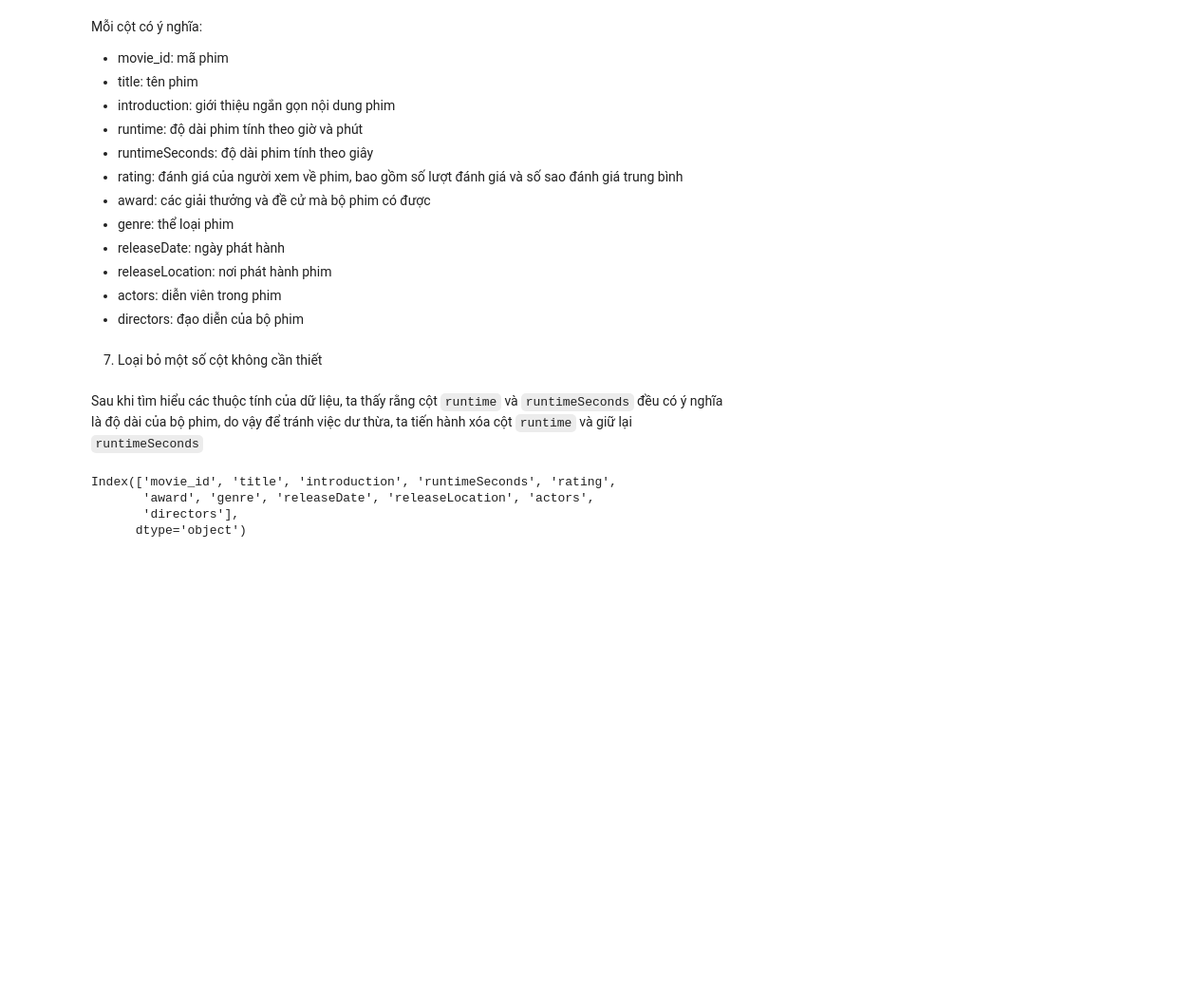
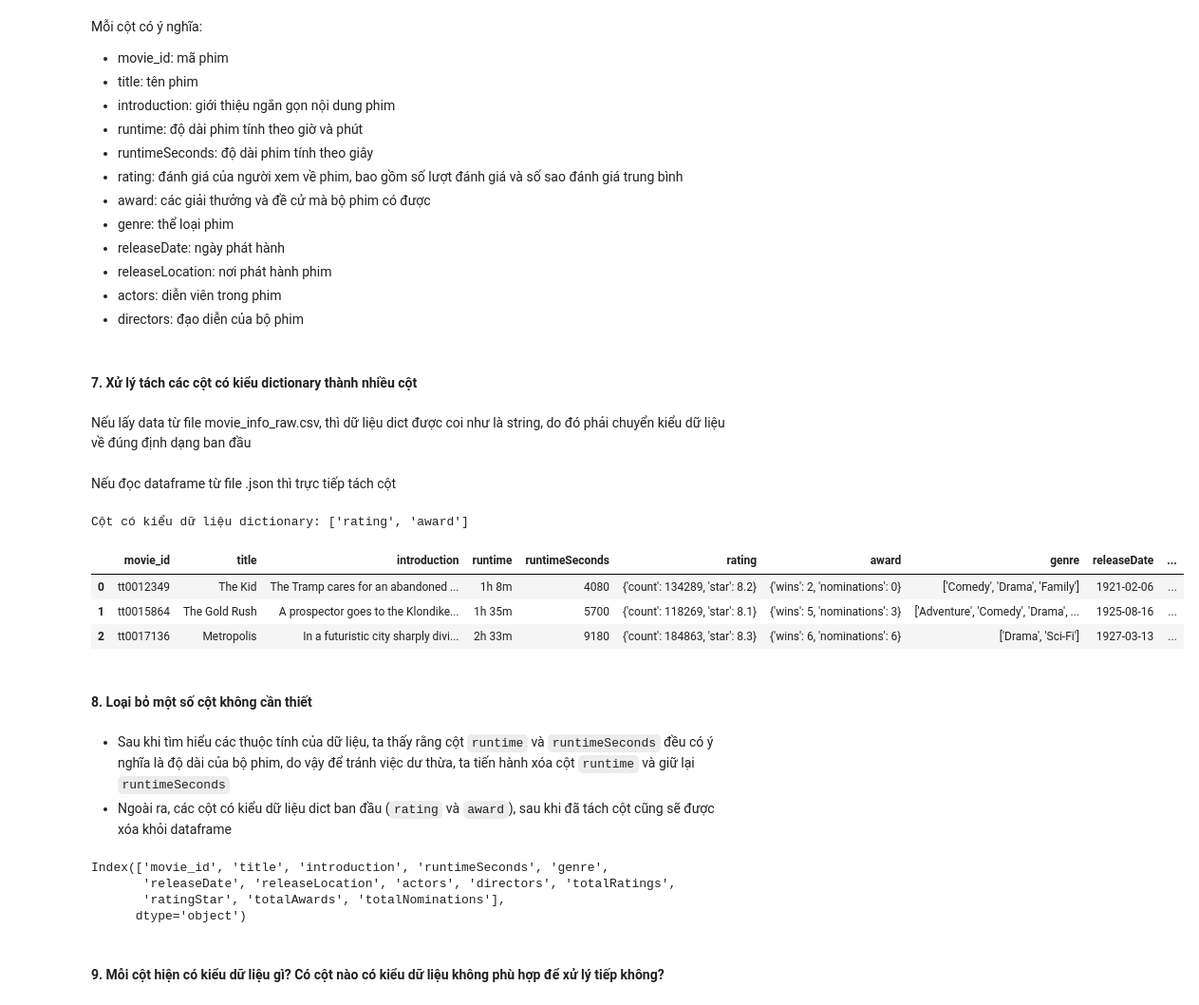
Before and after one commit to HThinhZ/Recommender_System_Project, a Jupyter notebook: movie_preprocessing.ipynb, the cells around one changed output. Shown: that part at 95% size. Cells and saved outputs as stored; diff of their text form; code cells hidden in the pictures; blank space fills up the shorter version.

```diff
--- a/movie_preprocessing.ipynb
+++ b/movie_preprocessing.ipynb
@@ -48 +56,3 @@ raw_df.to_csv('movie_info_raw.csv', index = False)
+# %%
+raw_df = pd.read_csv('movie_info_raw.csv')
 # %% [markdown]
@@ -80,15 +92,47 @@ Mỗi cột có ý nghĩa:
 - releaseLocation: nơi phát hành phim
 - actors: diễn viên trong phim
 - directors: đạo diễn của bộ phim
+# %% [markdown]
+#### 7. Xử lý tách các cột có kiểu dictionary thành nhiều cột
+# %% [markdown]
+Nếu lấy data từ file movie_info_raw.csv, thì dữ liệu dict được coi như là string, do đó phải chuyển kiểu dữ liệu về đúng định dạng ban đầu
+# %%
+for i in raw_df.select_dtypes(include = 'object'):
+    if raw_df[i][0].find('{') != -1:
+        raw_df[i] = raw_df[i].apply(eval)
+# %% [markdown]
+Nếu đọc dataframe từ file .json thì trực tiếp tách cột
+# %%
+dict_col = []
+for col in raw_df.columns:
+    if isinstance(raw_df[col][0], dict):
+        dict_col.append(col)
+
+print('Cột có kiểu dữ liệu dictionary:', dict_col)
+# %% [output]
+Cột có kiểu dữ liệu dictionary: ['rating', 'award']
+# %%
+raw_df = pd.concat([raw_df, raw_df['rating'].apply(pd.Series), raw_df['award'].apply(pd.Series)],axis = 1)
+raw_df.rename(columns = {'count': 'totalRatings', 'star':'ratingStar', 'wins': 'totalAwards',
+                         'nominations': 'totalNominations'}, inplace = True)
+raw_df.head(3)
+# %% [output]
+|  | movie_id | title | introduction | runtime | runtimeSeconds | rating | award | genre | releaseDate | ... |
+| 0 | tt0012349 | The Kid | The Tramp cares for an abandoned ... | 1h 8m | 4080 | {'count': 134289, 'star': 8.2} | {'wins': 2, 'nominations': 0} | ['Comedy', 'Drama', 'Family'] | 1921-02-06 | ... |
+| 1 | tt0015864 | The Gold Rush | A prospector goes to the Klondike... | 1h 35m | 5700 | {'count': 118269, 'star': 8.1} | {'wins': 5, 'nominations': 3} | ['Adventure', 'Comedy', 'Drama', ... | 1925-08-16 | ... |
+| 2 | tt0017136 | Metropolis | In a futuristic city sharply divi... | 2h 33m | 9180 | {'count': 184863, 'star': 8.3} | {'wins': 6, 'nominations': 6} | ['Drama', 'Sci-Fi'] | 1927-03-13 | ... |
 # %% [markdown]
-7. Loại bỏ một số cột không cần thiết
+#### 8. Loại bỏ một số cột không cần thiết
 # %% [markdown]
-Sau khi tìm hiểu các thuộc tính của dữ liệu, ta thấy rằng cột `runtime` và `runtimeSeconds` đều có ý nghĩa là độ dài của bộ phim, do vậy để tránh việc dư thừa, ta tiến hành xóa cột `runtime` và giữ lại `runtimeSeconds`
+- Sau khi tìm hiểu các thuộc tính của dữ liệu, ta thấy rằng cột `runtime` và `runtimeSeconds` đều có ý nghĩa là độ dài của bộ phim, do vậy để tránh việc dư thừa, ta tiến hành xóa cột `runtime` và giữ lại `runtimeSeconds`
+- Ngoài ra, các cột có kiểu dữ liệu dict ban đầu (`rating` và `award`), sau khi đã tách cột cũng sẽ được xóa khỏi dataframe
 # %%
-raw_df = raw_df.drop(columns = ['runtime'])
+raw_df = raw_df.drop(columns = ['runtime', 'rating', 'award'])
 raw_df.columns
 # %% [output]
-Index(['movie_id', 'title', 'introduction', 'runtimeSeconds', 'rating',
-       'award', 'genre', 'releaseDate', 'releaseLocation', 'actors',
-       'directors'],
+Index(['movie_id', 'title', 'introduction', 'runtimeSeconds', 'genre',
+       'releaseDate', 'releaseLocation', 'actors', 'directors', 'totalRatings',
+       'ratingStar', 'totalAwards', 'totalNominations'],
       dtype='object')
+# %% [markdown]
+#### 9. Mỗi cột hiện có kiểu dữ liệu gì? Có cột nào có kiểu dữ liệu không phù hợp để xử lý tiếp không?
```
Also changed, not shown: parts of 29 cells of this notebook, 1 other file.
